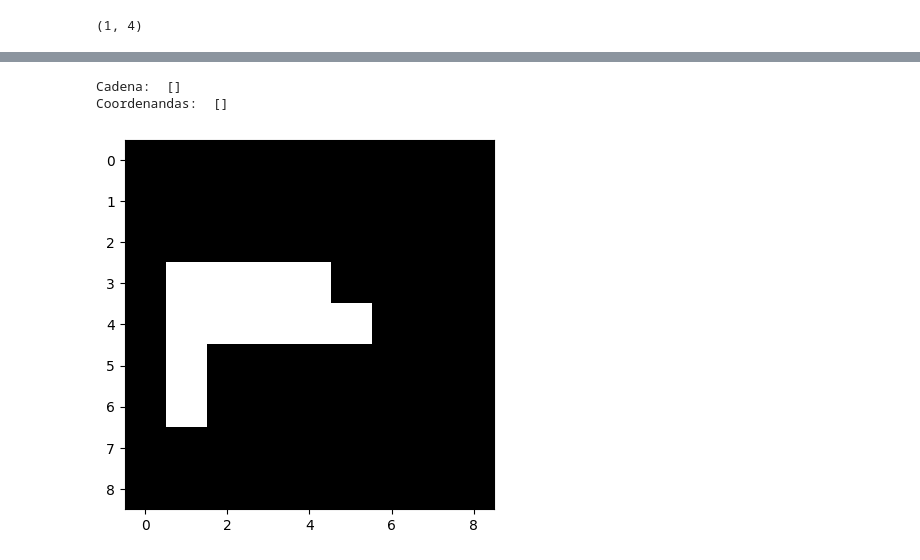
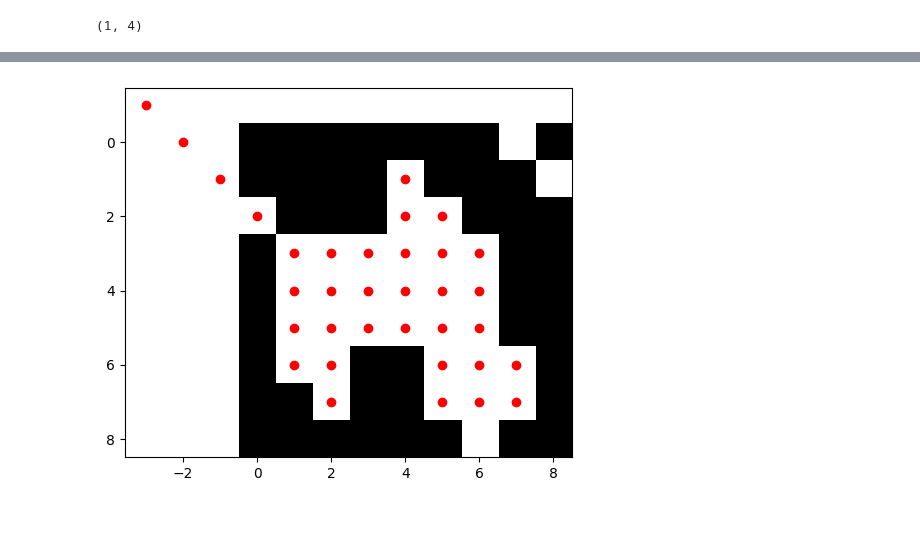
Before and after one commit to OmarFloresSanchez/Pancitos, a Jupyter notebook: Practica2-2/practica2-2.ipynb, the cells around one changed output, grey strips where cells are left out. Drawn from its saved outputs; the diff is of its cells as text; code cells hidden in the pictures; blank space fills up the shorter version.

Commit message:
freeman

```diff
--- a/Practica2-2/practica2-2.ipynb
+++ b/Practica2-2/practica2-2.ipynb
@@ -48,6 +56,8 @@ plt.imshow(prueba,cmap='gray')
 # %% [output]
 <matplotlib.image.AxesImage at 0x...>
 [figure]
+# %%
+imagenn = prueba
 # %%
 def puntoInicio(imgBinarizada):
     # Encuentra el primer píxel blanco en los bordes de la imagen para comenzar la cadena
@@ -57,7 +67,7 @@ def puntoInicio(imgBinarizada):
                     return x, y
     return None
 
-inicio = puntoInicio(prueba)
+inicio = puntoInicio(imagenn)
 print(inicio)
 # %% [output]
 (1, 4)
@@ -91,10 +162,7 @@ def chainFreeman4(imgBinarizada, puntoInicio):
             cadena.append(3)
             x -= 1
         else:
-            break
+            cadena = cadena[len(cadena)-1]
 
+    print(x,",",y)
     return cadena,coordenadas
-
-cadena, coordenadas = chainFreeman4(prueba,inicio)
-print("Cadena: ", cadena)
-print("Coordenandas: ", coordenadas)
@@ -104,70 +169,11 @@ Coordenandas:  [(1, 4), (2, 4), (2, 5), (3, 5), (3, 6), (4, 6), (5, 6), (6, 6),
-# %%
-def chainFreemanConnectivity4WithCoordinates(imgBinarizada, puntoInicio):
-    cadena = []  # Lista para almacenar la cadena de Freeman
-    coordenadas = []  # Lista para almacenar las coordenadas de los puntos
-    x, y = puntoInicio  # Inicializa las coordenadas con el punto de inicio
-    retroceder = False  # Variable para controlar si debemos retroceder
-
-    while True:
-        if imgBinarizada[x, y] == -1:
-            if not cadena:
-                break  # Si no hay más direcciones en la cadena, termina la búsqueda
-            else:
-                retroceder = True
-        else:
-            imgBinarizada[x, y] = -1  # Marca el píxel visitado
-            coordenadas.append((x, y))  # Agrega las coordenadas del punto actual
-            if not retroceder:
-                # Derecha
-                if y < imgBinarizada.shape[1] - 1 and imgBinarizada[x, y + 1] == 255:
-                    cadena.append(0)
-                    y += 1
-                # Arriba
-                elif x > 0 and imgBinarizada[x - 1, y] == 255:
-                    cadena.append(1)
-                    x -= 1
-                # Izquierda
-                elif y > 0 and imgBinarizada[x, y - 1] == 255:
-                    cadena.append(2)
-                    y -= 1
-                # Abajo
-                elif x < imgBinarizada.shape[0] - 1 and imgBinarizada[x + 1, y] == 255:
-                    cadena.append(3)
-                    x += 1
-                else:
-                    retroceder = True
-            if retroceder:
-                if cadena:
-                    ultima_direccion = cadena.pop()
-                    # Retrocede en la dirección opuesta a la última dirección visitada
-                    if ultima_direccion == 0:
-                        y -= 1
-                    elif ultima_direccion == 1:
-                        x += 1
-                    elif ultima_direccion == 2:
-                        y += 1
-                    elif ultima_direccion == 3:
-                        x -= 1
-                else:
-                    break  # Si no hay más direcciones en la cadena, termina la búsqueda
-    return cadena, coordenadas  # Devuelve la cadena de Freeman y las coordenadas de los puntos
-
-
-
-cadena1, coordenadas1 = chainFreemanConnectivity4WithCoordinates(prueba,inicio)
-print("Cadena: ", cadena1)
-print("Coordenandas: ", coordenadas1)
-# %% [output]
-Cadena:  []
-Coordenandas:  []
 # %%
-prueba = 255 - prueba
+imagenn = 255 - imagenn
 
-plt.imshow(prueba, cmap='Greys')
-plt.plot([i[1] for i in coordenadas1], [i[0] for i in coordenadas1], 'ro')  # 'ro' para puntos rojos
+plt.imshow(imagenn, cmap='gray')
+plt.plot([i[1] for i in coordenadas], [i[0] for i in coordenadas], 'ro')  # 'ro' para puntos rojos
 plt.show()
 # %% [output]
-[figure, old version]
+[figure, new version]
 # %%
 def firstDifference(cadena):
      diferencias = []
```
Also changed, not shown: parts of 6 cells of this notebook, 2 other files.
